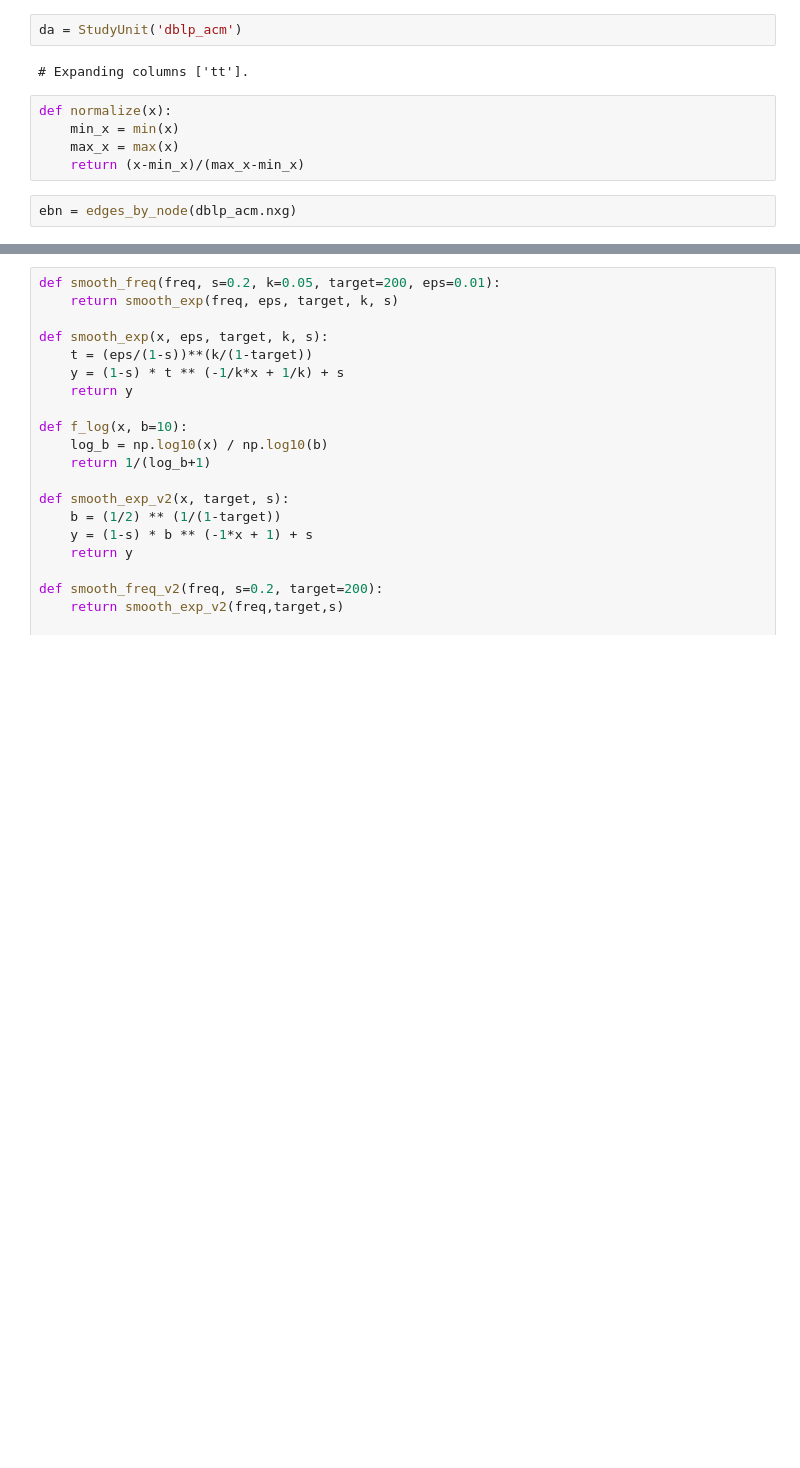
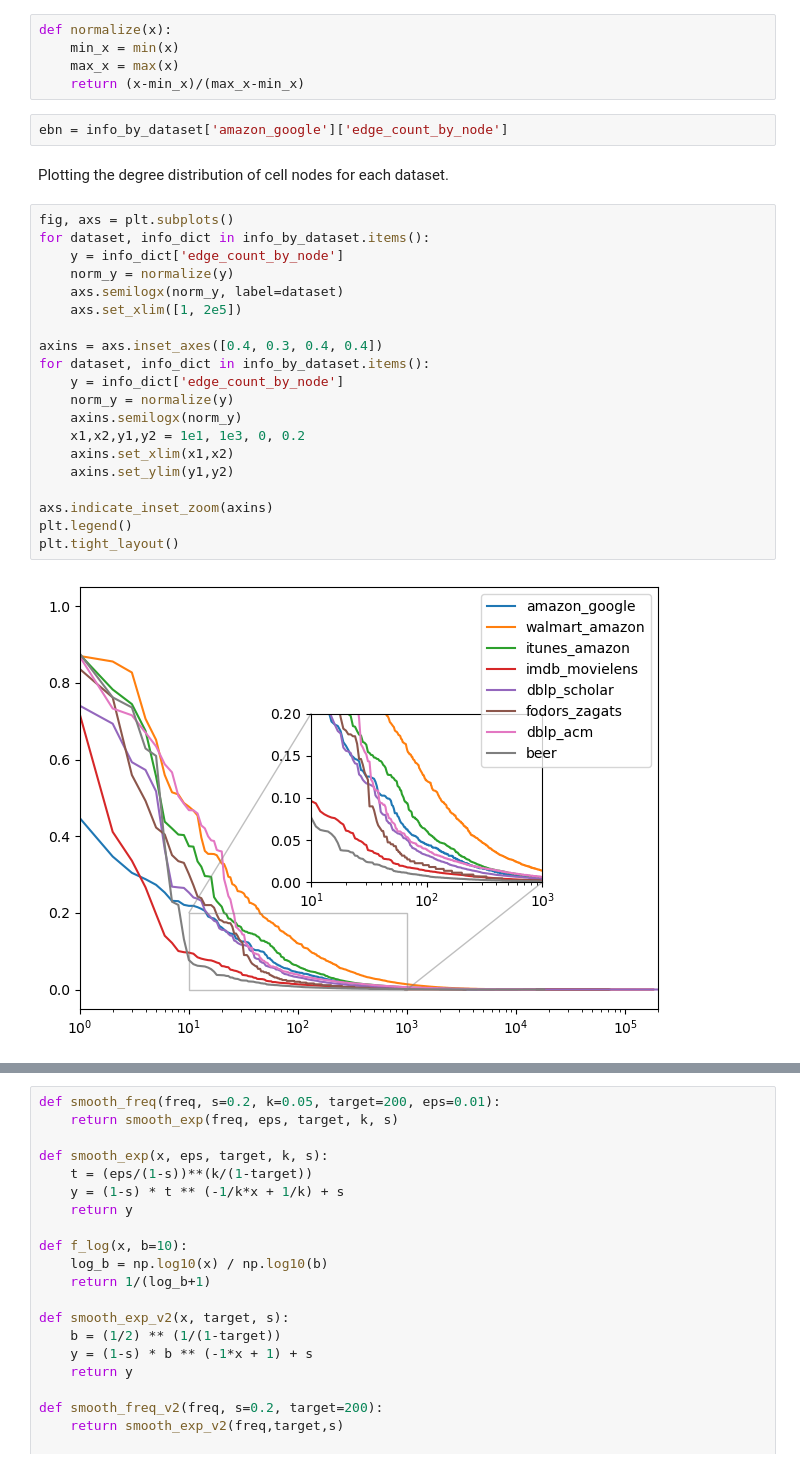
Before and after one commit to rcap107/embdi, a Jupyter notebook: study_dataset.ipynb, the cells around one changed output, grey strips where cells are left out. Drawn from its saved outputs; the diff is of its cells as text; blank space fills up the shorter version.

Commit message:
Major update to this notebook.
Rewritten a bunch of code, added comments and explanations,
removed obsolete and unclear cells.

```diff
--- a/study_dataset.ipynb
+++ b/study_dataset.ipynb
@@ -227,12 +381,32 @@ csvfile.close()
-# %%
-da = StudyUnit('dblp_acm')
-# %% [output]
-# Expanding columns ['tt'].
 # %%
 def normalize(x):
     min_x = min(x)
     max_x = max(x)
     return (x-min_x)/(max_x-min_x)
-# %%
-ebn = edges_by_node(dblp_acm.nxg)
+# %%
+ebn = info_by_dataset['amazon_google']['edge_count_by_node']
+# %% [markdown]
+Plotting the degree distribution of cell nodes for each dataset.
+# %%
+fig, axs = plt.subplots()
+for dataset, info_dict in info_by_dataset.items():
+    y = info_dict['edge_count_by_node']
+    norm_y = normalize(y)
+    axs.semilogx(norm_y, label=dataset)
+    axs.set_xlim([1, 2e5])
+
+axins = axs.inset_axes([0.4, 0.3, 0.4, 0.4])
+for dataset, info_dict in info_by_dataset.items():
+    y = info_dict['edge_count_by_node']
+    norm_y = normalize(y)
+    axins.semilogx(norm_y)
+    x1,x2,y1,y2 = 1e1, 1e3, 0, 0.2
+    axins.set_xlim(x1,x2)
+    axins.set_ylim(y1,y2)
+
+axs.indicate_inset_zoom(axins)
+plt.legend()
+plt.tight_layout()
+# %% [output]
+[figure, added]
 # %%
```
Also changed, not shown: parts of 20 cells of this notebook.
